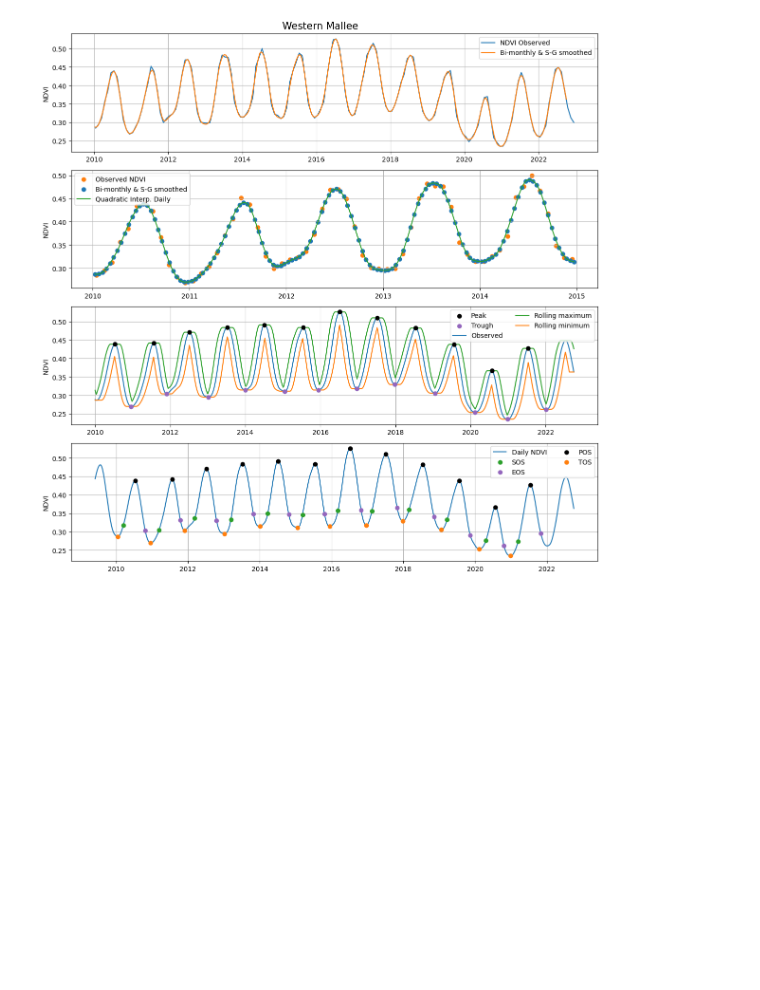
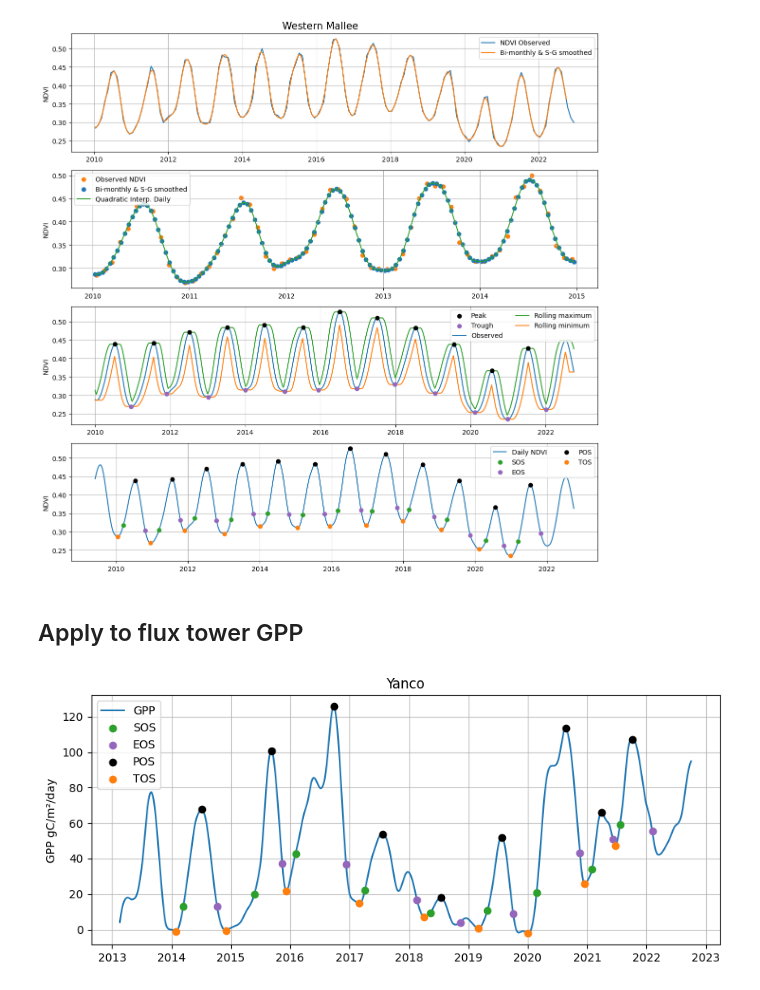
Before and after one commit to cbur24/Aus_phenology, a Jupyter notebook: notebooks/analysis/Demonstrate_methods.ipynb, the cells around one changed output. Drawn from its saved outputs; the diff is of its cells as text; code cells hidden in the pictures; blank space fills up the shorter version.

```diff
--- a/notebooks/analysis/Demonstrate_methods.ipynb
+++ b/notebooks/analysis/Demonstrate_methods.ipynb
@@ -240,3 +240,5 @@ fig.savefig(f'/g/data/os22/chad_tmp/Aus_phenology/results/figs/demonstrate_metho
             bbox_inches='tight', dpi=300)
 # %% [output]
 [figure]
+# %% [markdown]
+## Apply to flux tower GPP
@@ -242,0 +249,29 @@ fig.savefig(f'/g/data/os22/chad_tmp/Aus_phenology/results/figs/demonstrate_metho
+# %%
+r = 'Yanco'
+phen = xr_phenometrics(flux_tss[r], prominence=1).compute()
+# %%
+fig,ax=plt.subplots(1,1, figsize=(10,4))
+
+flux_tss[r].plot(ax=ax, label='GPP')
+ax.scatter(x=[pd.to_datetime(d-1, unit='D', origin=str(int(y))) for d,y in zip(phen.SOS.values[0][0], phen.SOS_year.values[0][0])],
+           y=phen.vSOS,
+          c='tab:green', label='SOS', zorder=10)
+
+ax.scatter(x=[pd.to_datetime(d-1, unit='D', origin=str(int(y))) for d,y in zip(phen.EOS.values[0][0], phen.EOS_year.values[0][0])],
+           y=phen.vEOS,
+          c='tab:purple', label='EOS', zorder=10)
+
+ax.scatter(x=[pd.to_datetime(d-1, unit='D', origin=str(int(y))) for d,y in zip(phen.POS.values[0][0], phen.POS_year.values[0][0])],
+               y=phen.vPOS,
+              c='black', label='POS', zorder=10)
+
+ax.scatter(x=[pd.to_datetime(d-1, unit='D', origin=str(int(y))) for d,y in zip(phen.TOS.values[0][0], phen.TOS_year.values[0][0])],
+           y=phen.vTOS,
+          c='tab:orange', label='TOS', zorder=10);
+ax.set_title(r);
+ax.set_ylabel('GPP gC/m\N{SUPERSCRIPT TWO}/day')
+ax.set_xlabel(None)
+ax.grid(alpha=0.75)
+ax.legend();
+# %% [output]
+[figure, added]
```
Also changed, not shown: parts of 1 cell of this notebook, 17 other files.
